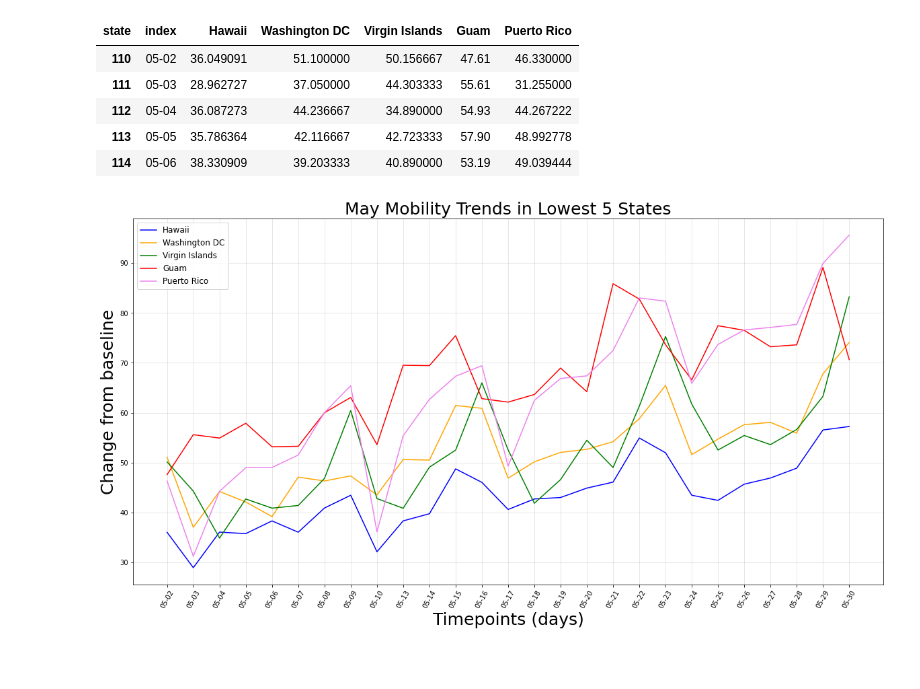
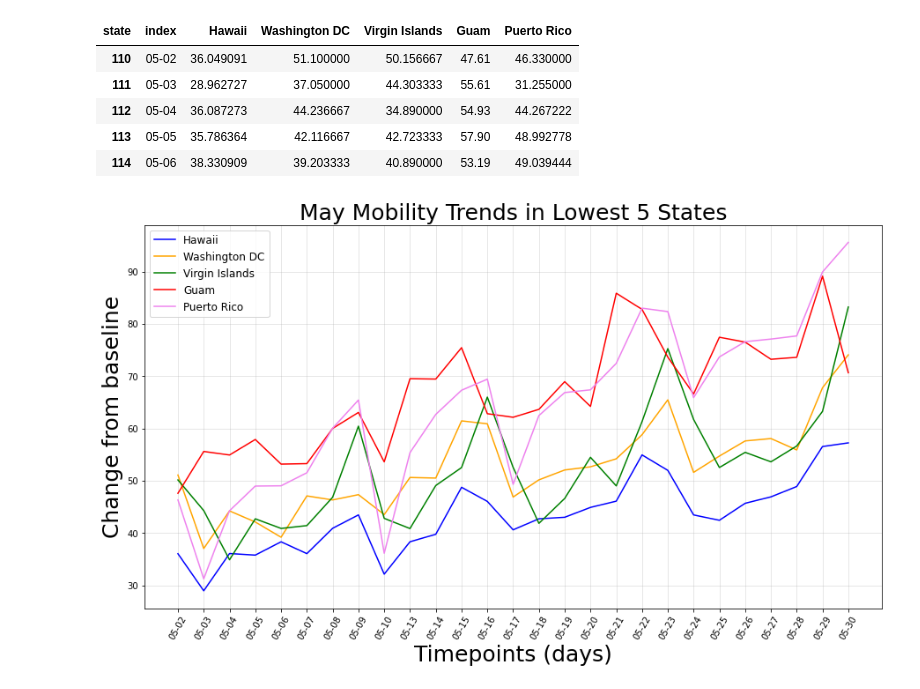
Before and after one commit to LisaHarrison08/Project_G4, a Jupyter notebook: Apple Mobility/Apple_Mobility.ipynb, the cells around one changed output. Drawn from its saved outputs; the diff is of its cells as text; code cells hidden in the pictures; blank space fills up the shorter version.

```diff
--- a/Apple Mobility/Apple_Mobility.ipynb
+++ b/Apple Mobility/Apple_Mobility.ipynb
@@ -397,6 +430,7 @@ top_5_may_df.head()
 | 114 | 05-06 | 125.280769 | 122.138333 | 127.512857 | 119.948333 | 125.398095 |
 # %%
 # Plot the mobility data for top 5 States
+plt.figure(figsize=(15,8))
 plt.plot(top_5_may_df["index"], top_5_may_df['Wyoming'], label = 'Wyoming', color="Blue")
 plt.plot(top_5_may_df["index"], top_5_may_df['South Dakota'], label = "South Dakota", color="Orange")
 plt.plot(top_5_may_df["index"], top_5_may_df['Utah'], label = "Utah", color="Green")
@@ -407,7 +441,6 @@ plt.title('May Mobility Trends in Top 5 States',size = 25)
 plt.xlabel("Timepoints (days)", size = 25)
 plt.ylabel("Change from baseline", size = 25)
 plt.xticks(rotation = 60)
-plt.rcParams['figure.figsize'] = [20, 10]
 plt.grid(linestyle ="-", linewidth = 1, alpha = 0.3)
 plt.legend(loc = "upper left", fontsize = "large")
 plt.savefig("May Mobility Trends in Top 5 States.png", dpi = 100)
@@ -444,19 +477,20 @@ low_5_may_df.head()
 | 114 | 05-06 | 38.330909 | 39.203333 | 40.890000 | 53.19 | 49.039444 |
 # %%
 # Plot the mobility data for lowest 5 States
+plt.figure(figsize=(15,8))
 plt.plot(low_5_may_df["index"], low_5_may_df['Hawaii'], label = 'Hawaii', color="Blue")
 plt.plot(low_5_may_df["index"], low_5_may_df['Washington DC'], label = "Washington DC", color="Orange")
 plt.plot(low_5_may_df["index"], low_5_may_df['Virgin Islands'], label = "Virgin Islands", color="Green")
 plt.plot(low_5_may_df["index"], low_5_may_df['Guam'], label = "Guam", color="Red")
 plt.plot(low_5_may_df["index"], low_5_may_df['Puerto Rico'],label = "Puerto Rico", color="Violet")
 
 plt.title('May Mobility Trends in Lowest 5 States',size = 25)
 plt.xlabel("Timepoints (days)", size = 25)
 plt.ylabel("Change from baseline", size = 25)
 plt.xticks(rotation = 60)
 plt.grid(linestyle ="-", linewidth = 1, alpha = 0.3)
 plt.legend(loc = "upper left", fontsize = "large")
 plt.savefig("May Mobility Trends in Lowest 5 States.png", dpi = 100)
 plt.show()
 # %% [output]
-[figure, old version]
+[figure, new version]
```
Also changed, not shown: parts of 7 cells of this notebook, 5 other files.
